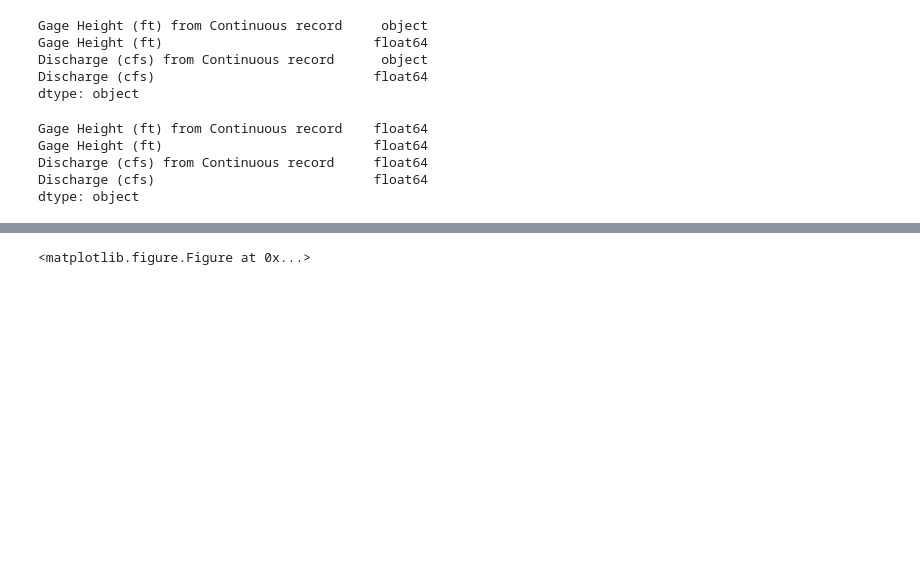
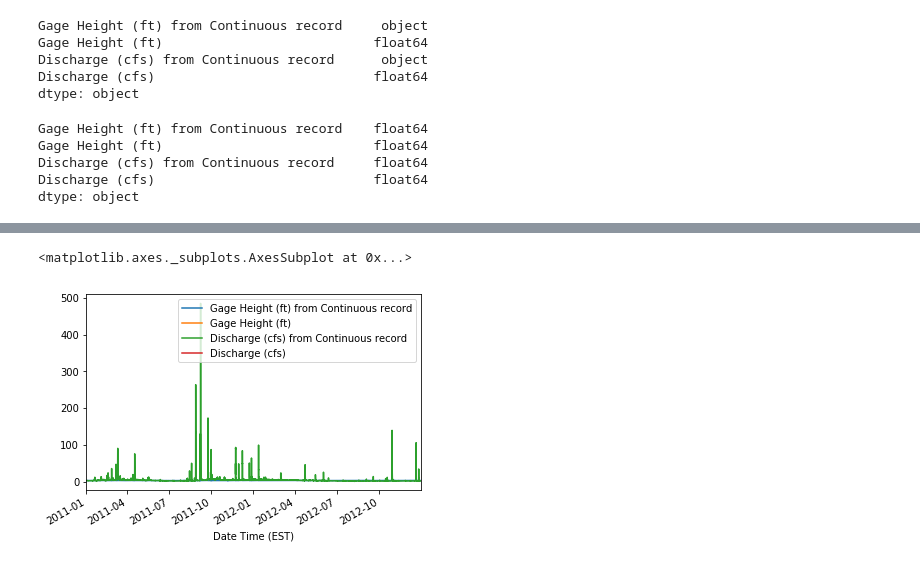
Before and after one commit to aufdenkampe/EnviroDataScripts, a Jupyter notebook: CZODisplayParsePlot/CZODisplaytoDataFrame_WCC-Flow.ipynb, the cells around one changed output, grey strips where cells are left out. Saved outputs shown, nothing was run; the diff lists cells and outputs as text; code cells hidden in the pictures; blank space fills up the shorter version.

```diff
--- a/CZODisplayParsePlot/CZODisplaytoDataFrame_WCC-Flow.ipynb
+++ b/CZODisplayParsePlot/CZODisplaytoDataFrame_WCC-Flow.ipynb
@@ -99,5 +118,6 @@ Using matplotlib backend: MacOSX
-# %%
-plt.figure(1)
-# %% [output]
-<matplotlib.figure.Figure at 0x...>
+# %%
+df.plot()
+# %% [output]
+<matplotlib.axes._subplots.AxesSubplot at 0x...>
+[figure, added]
 # %%
```
Also changed, not shown: parts of 10 cells of this notebook.
